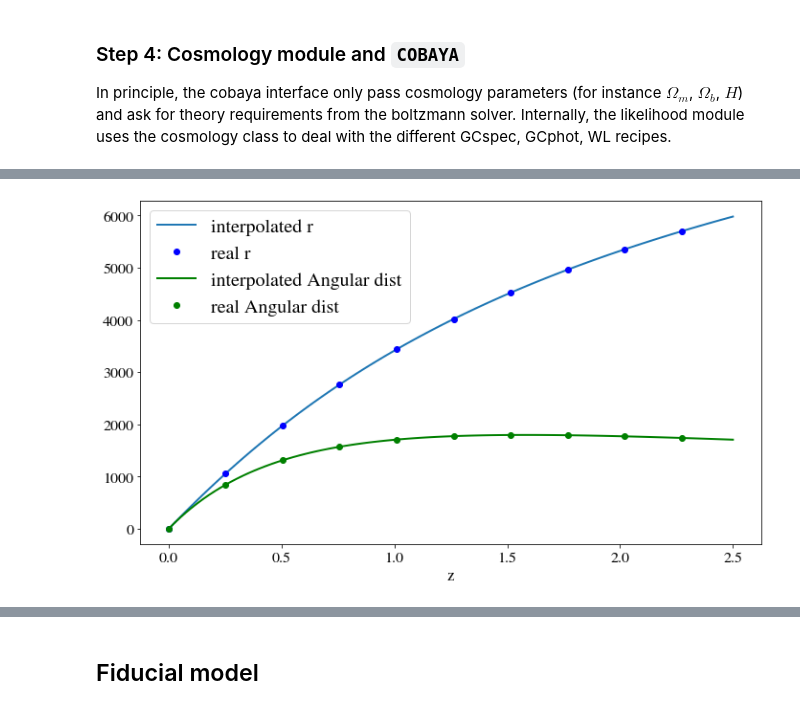
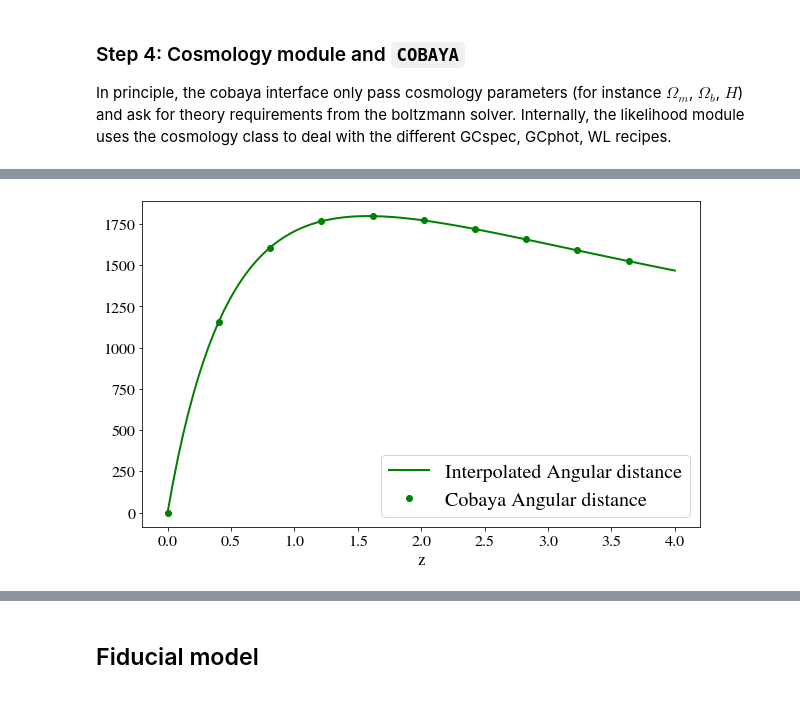
Before and after one commit to cloe-org/CLOE, a Jupyter notebook: likelihood_test.ipynb, the cells around one changed output, grey strips where cells are left out. Cells and saved outputs as stored; diff of their text form; code cells hidden in the pictures.

```diff
--- a/likelihood_test.ipynb
+++ b/likelihood_test.ipynb
@@ -45,7 +45,7 @@ info = {
     #Which parameters would you like to sample?
     'params': {
         # Fixed
-        'ombh2': 0.05*h**2, 'omch2': 0.268563*h**2, 'H0': 67, 'tau': 0.0925,
+        'ombh2': 0.022445, 'omch2': 0.12055785610846023, 'H0': 67, 'tau': 0.0925,
         'mnu': 0.06, 'nnu': 2.046, 'omnuh2': 0.00143717*h**2,
         # Sampled - just as an example we assume we will be sampling over ns
         'ns': 0.96, #{'prior': {'min': 0.8, 'max': 1.2}},
@@ -146,7 +146,7 @@ from likelihood.cosmo.cosmology import Cosmology
 # %%
 # Some of the theory needs require extra info (redshift, ks)...
 z_min = 0.0
-z_max = 2.5
+z_max = 4.0
 z_samp = 100
 z_win = np.linspace(z_min, z_max, z_samp)
 k_max = 0.2
@@ -158,6 +162,7 @@ k_max = 0.2
 theory_dic = {'H0': model.provider.get_param('H0'),
                   'omch2': model.provider.get_param('omch2'),
                   'ombh2': model.provider.get_param('ombh2'),
+                  'omnuh2': model.provider.get_param('omnuh2'),
                   'mnu': model.provider.get_param('mnu'),
                   'comov_dist': model.provider.get_comoving_radial_distance(z_win),
                   'angular_dist': model.provider.get_angular_diameter_distance(z_win),
@@ -169,6 +174,7 @@ theory_dic = {'H0': model.provider.get_param('H0'),
                   }
 theory_dic['Pk_delta'] = model.provider.get_Pk_interpolator(("delta_tot", "delta_tot"), nonlinear=False)
 theory_dic['fsigma8'] = model.provider.get_fsigma8(z_win)
+# Remember: h is hard-coded
 R, z, sigma_R = model.provider.get_sigma_R()
-print(R)
+#print(R)
 theory_dic['sigma_8'] = sigma_R[:, 0]
@@ -299,11 +392,10 @@ plt.xlabel("H(z)");
 # %%
+# Attention: we want in reality the comoving angular distance!
 plt.figure(figsize=(10,6))
-plt.plot(z_win, cosmology.cosmo_dic['r_z_func'](z_win), label='interpolated r')
-plt.plot(z_win, cosmology.cosmo_dic['comov_dist'], 'bo', markevery=10, label='real r')
-plt.plot(z_win, cosmology.cosmo_dic['d_z_func'](z_win), 'g-', label='interpolated Angular dist')
-plt.plot(z_win, cosmology.cosmo_dic['angular_dist'], 'go', markevery=10, label='real Angular dist')
+plt.plot(z_win, cosmology.cosmo_dic['d_z_func'](z_win), 'g-', label='Interpolated Angular distance')
+plt.plot(z_win, cosmology.cosmo_dic['angular_dist'], 'go', markevery=10, label='Cobaya Angular distance')
 plt.legend()
-plt.xlabel("Distances");
+plt.xlabel("Angular Diameter Distance");
 plt.xlabel("z");
 # %% [output]
-[figure, old version]
+[figure, new version]
```
Also changed, not shown: parts of 45 cells of this notebook, 4 other files.
